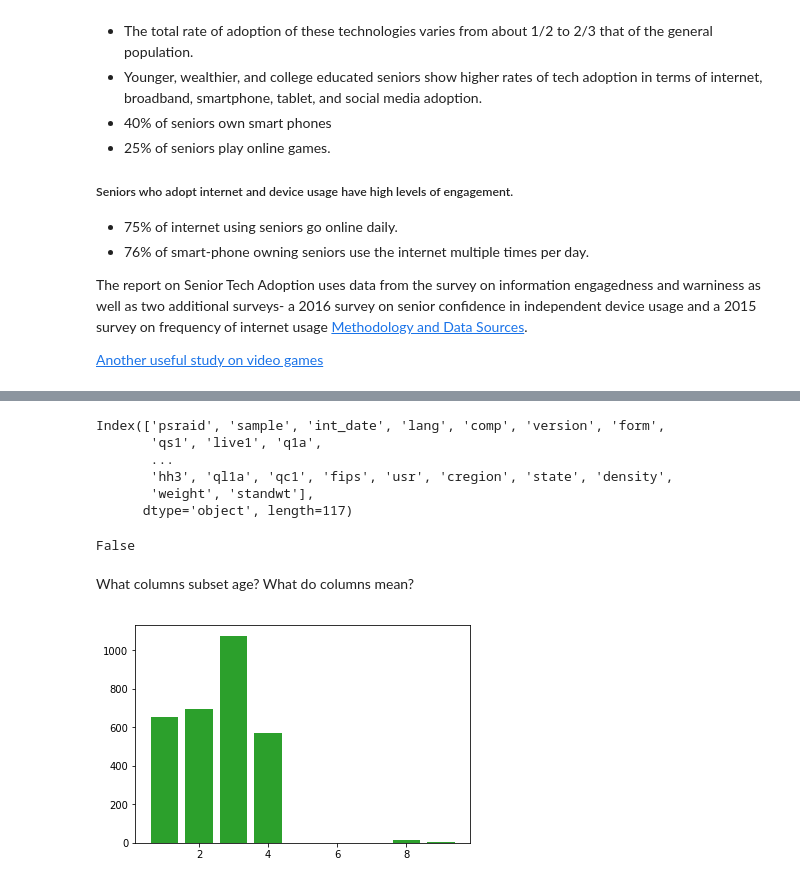
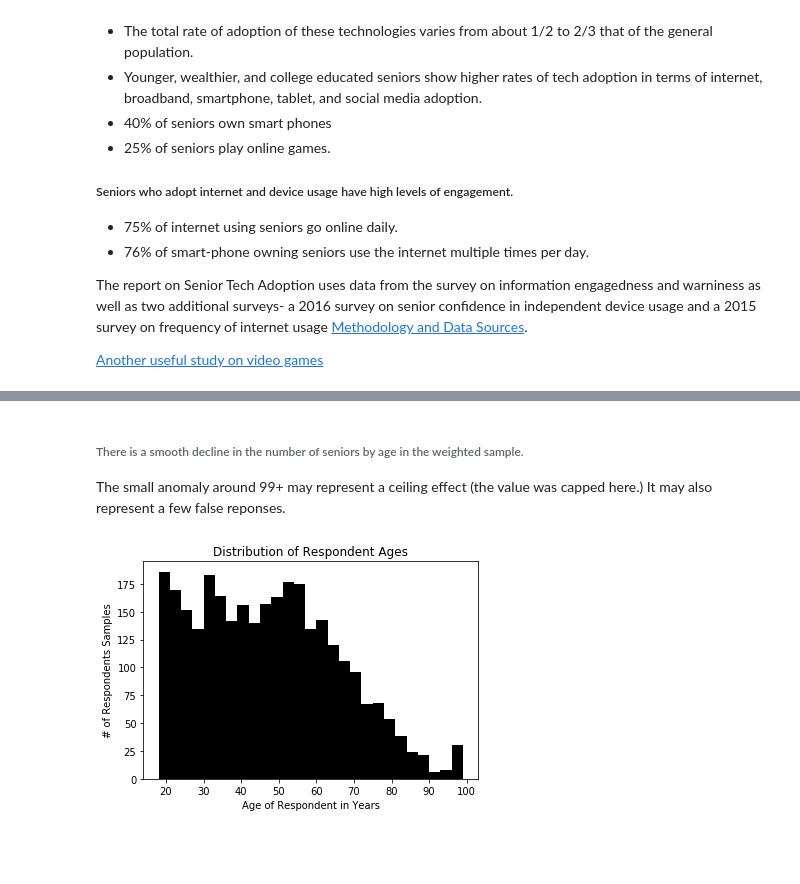
Before and after one commit to swfisher/springboard, a Jupyter notebook: capstone_2/market_research.ipynb, the cells around one changed output, grey strips where cells are left out. Cells and saved outputs as stored; diff of their text form; code cells hidden in the pictures; blank space fills up the shorter version.

```diff
--- a/capstone_2/market_research.ipynb
+++ b/capstone_2/market_research.ipynb
@@ -64,0 +116,7 @@ The report on Senior Tech Adoption uses data from the survey on information enga
+# %%
+mask = data['age'] > 65
+
+grp = data[~ data['race3m2'].isnull() & mask].groupby('race3m1').count()
+print(grp['sample'],'\n')
+grp = data[~ data['race3m2'].isnull() & mask].groupby('race3m2').count()
+print(grp['sample'])
@@ -65 +198,15 @@ The report on Senior Tech Adoption uses data from the survey on information enga
+# %%
+#Create a variable with the weighting normalized for seniors and non-seniors.
+# This is specifically for categorically comparing seniors and non-seniors
+# directly.
+
+seniors = data[mask].copy()
+non_seniors = data[~ mask].copy()
+seniors['senwt'] = 1+seniors['standwt']-seniors['standwt'].mean()
+non_seniors['senwt'] = 1+non_seniors['standwt']-non_seniors['standwt'].mean()
+
+senwt = seniors['senwt'].append(non_seniors['senwt'])
+senwt = senwt*(len(senwt)/sum(senwt))
+
+data['senwt'] = senwt
 # %% [markdown]
@@ -80,21 +215,13 @@ data.head()
-# %%
-data.columns
-# %% [output]
-Index(['psraid', 'sample', 'int_date', 'lang', 'comp', 'version', 'form',
-       'qs1', 'live1', 'q1a',
-       ...
-       'hh3', 'ql1a', 'qc1', 'fips', 'usr', 'cregion', 'state', 'density',
-       'weight', 'standwt'],
-      dtype='object', length=117)
-# %%
-data.isnull().any().any()
-# %% [output]
-False
-# %% [markdown]
-What columns subset age? What do columns mean?
-# %%
-grp = data.groupby(by='live1')['sample'].count()
-plt.bar(grp.index,grp.values)
-plt.show()
-# %% [output]
-[figure, removed]
+# %% [markdown]
+###### There is a smooth decline in the number of seniors by age in the weighted sample.
+
+The small anomaly around 99+ may represent a ceiling effect (the value was capped here.) It may also represent a few false reponses.
+# %%
+# Need to incorporate weighting into this histogram
+plt.hist(data['age'],color='black',weights=data['standwt'],bins=int(np.sqrt(data.shape[0])/2))
+plt.title('Distribution of Respondent Ages')
+plt.xlabel('Age of Respondent in Years')
+plt.ylabel('# of Respondents Samples')
+plt.show()
+# %% [output]
+[figure, added]
```
Also changed, not shown: parts of 22 cells of this notebook, 2 other files.
